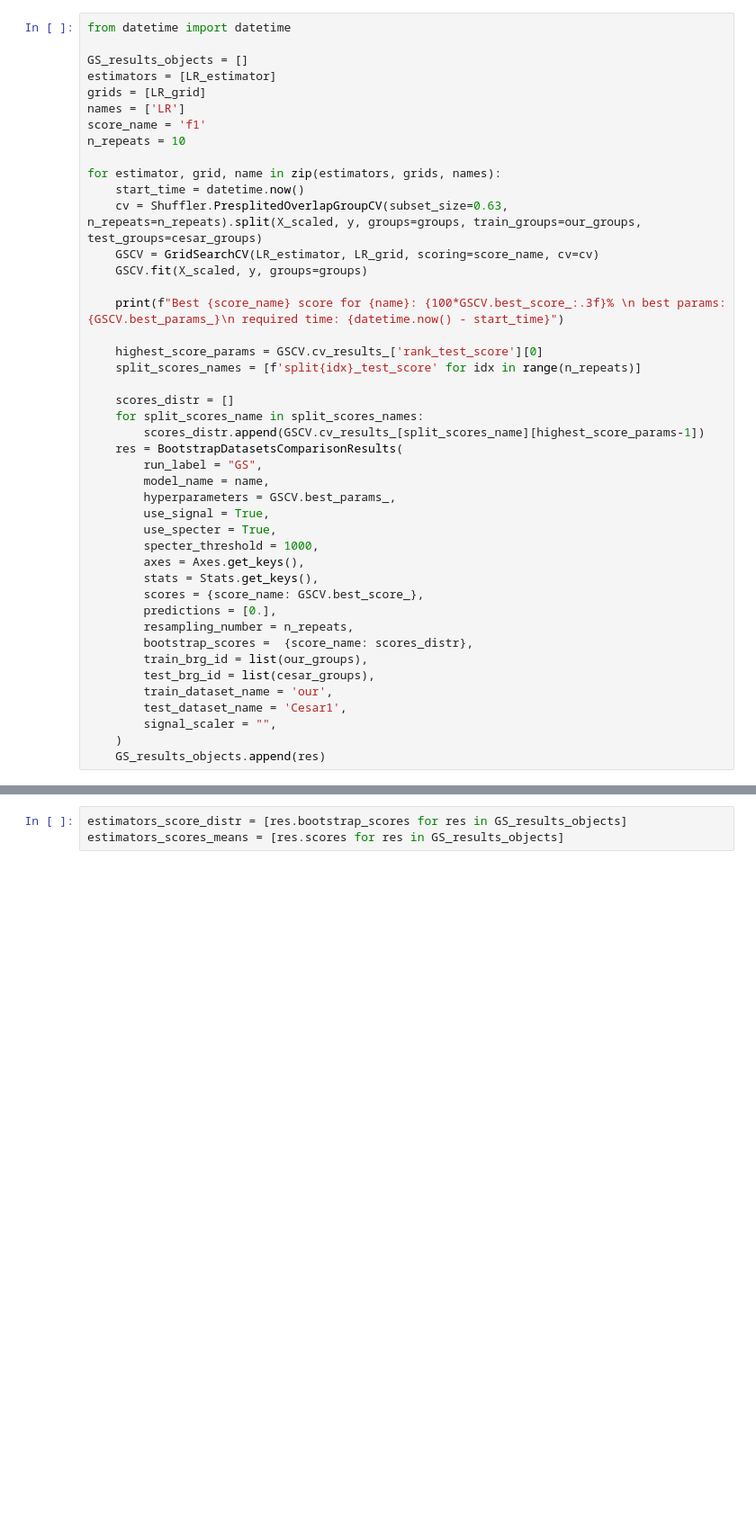
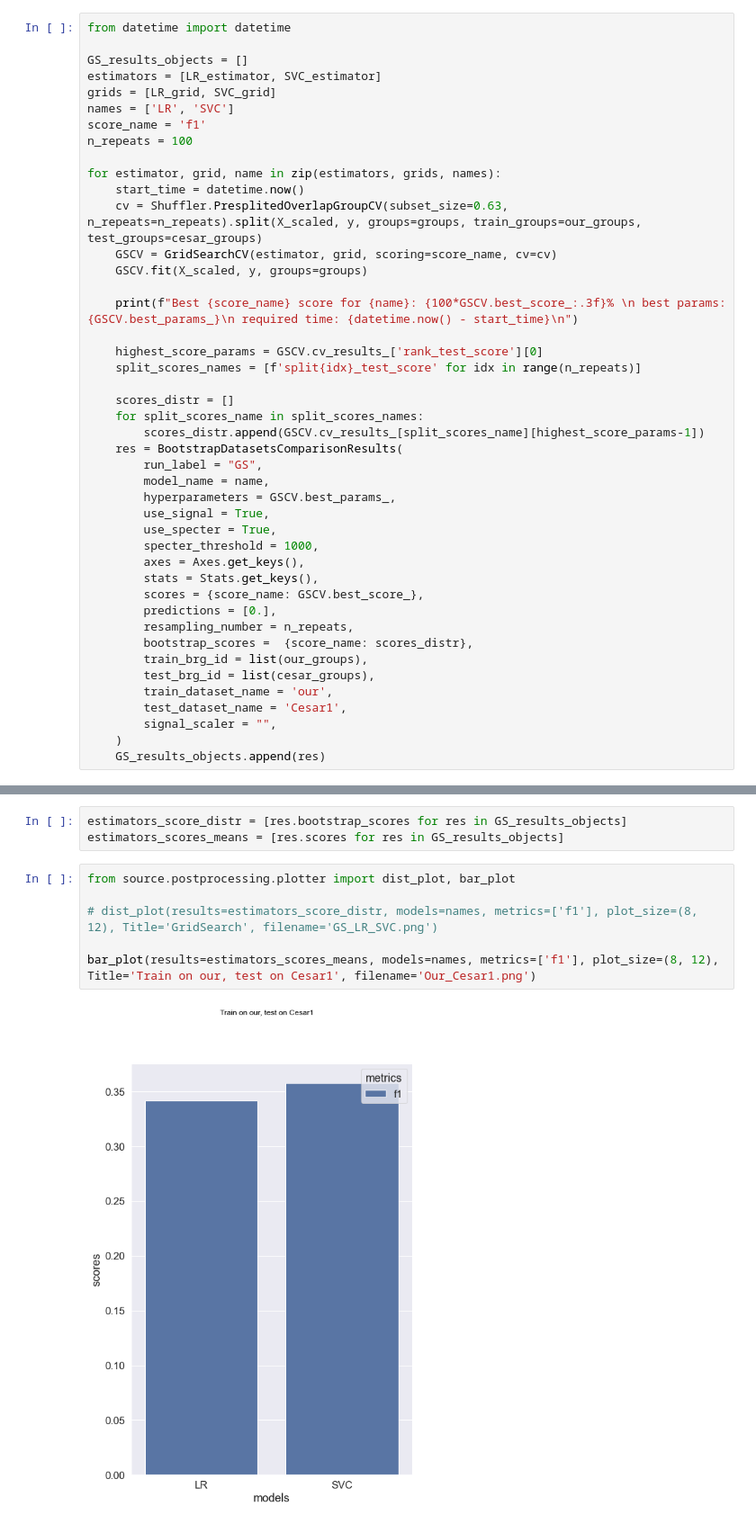
Before and after one commit to RuslanBabudzhan/QuantumBearings, a Jupyter notebook: notebooks/CompareDatasets.ipynb, the cells around one changed output, grey strips where cells are left out. Shown at 90% size. Cells and saved outputs as stored; diff of their text form; blank space fills up the shorter version.

```diff
--- a/notebooks/CompareDatasets.ipynb
+++ b/notebooks/CompareDatasets.ipynb
@@ -99,19 +99,19 @@ X_scaled = StandardScaler().fit_transform(X)
 from datetime import datetime
 
 GS_results_objects = []
-estimators = [LR_estimator]
-grids = [LR_grid]
-names = ['LR']
+estimators = [LR_estimator, SVC_estimator]
+grids = [LR_grid, SVC_grid]
+names = ['LR', 'SVC']
 score_name = 'f1'
-n_repeats = 10
+n_repeats = 100
 
 for estimator, grid, name in zip(estimators, grids, names):
     start_time = datetime.now()
     cv = Shuffler.PresplitedOverlapGroupCV(subset_size=0.63, n_repeats=n_repeats).split(X_scaled, y, groups=groups, train_groups=our_groups, test_groups=cesar_groups)
-    GSCV = GridSearchCV(LR_estimator, LR_grid, scoring=score_name, cv=cv)
+    GSCV = GridSearchCV(estimator, grid, scoring=score_name, cv=cv)
     GSCV.fit(X_scaled, y, groups=groups)
 
-    print(f"Best {score_name} score for {name}: {100*GSCV.best_score_:.3f}% \n best params: {GSCV.best_params_}\n required time: {datetime.now() - start_time}")
+    print(f"Best {score_name} score for {name}: {100*GSCV.best_score_:.3f}% \n best params: {GSCV.best_params_}\n required time: {datetime.now() - start_time}\n")
 
     highest_score_params = GSCV.cv_results_['rank_test_score'][0]
     split_scores_names = [f'split{idx}_test_score' for idx in range(n_repeats)]
@@ -146,3 +150,11 @@ Best f1 score for LR: 33.969%
 # %%
 estimators_score_distr = [res.bootstrap_scores for res in GS_results_objects]
 estimators_scores_means = [res.scores for res in GS_results_objects]
+# %%
+from source.postprocessing.plotter import dist_plot, bar_plot
+
+# dist_plot(results=estimators_score_distr, models=names, metrics=['f1'], plot_size=(8, 12), Title='GridSearch', filename='GS_LR_SVC.png')
+
+bar_plot(results=estimators_scores_means, models=names, metrics=['f1'], plot_size=(8, 12), Title='Train on our, test on Cesar1', filename='Our_Cesar1.png')
+# %% [output]
+[figure, added]
```
Also changed, not shown: parts of 1 cell of this notebook, 1 other file.
